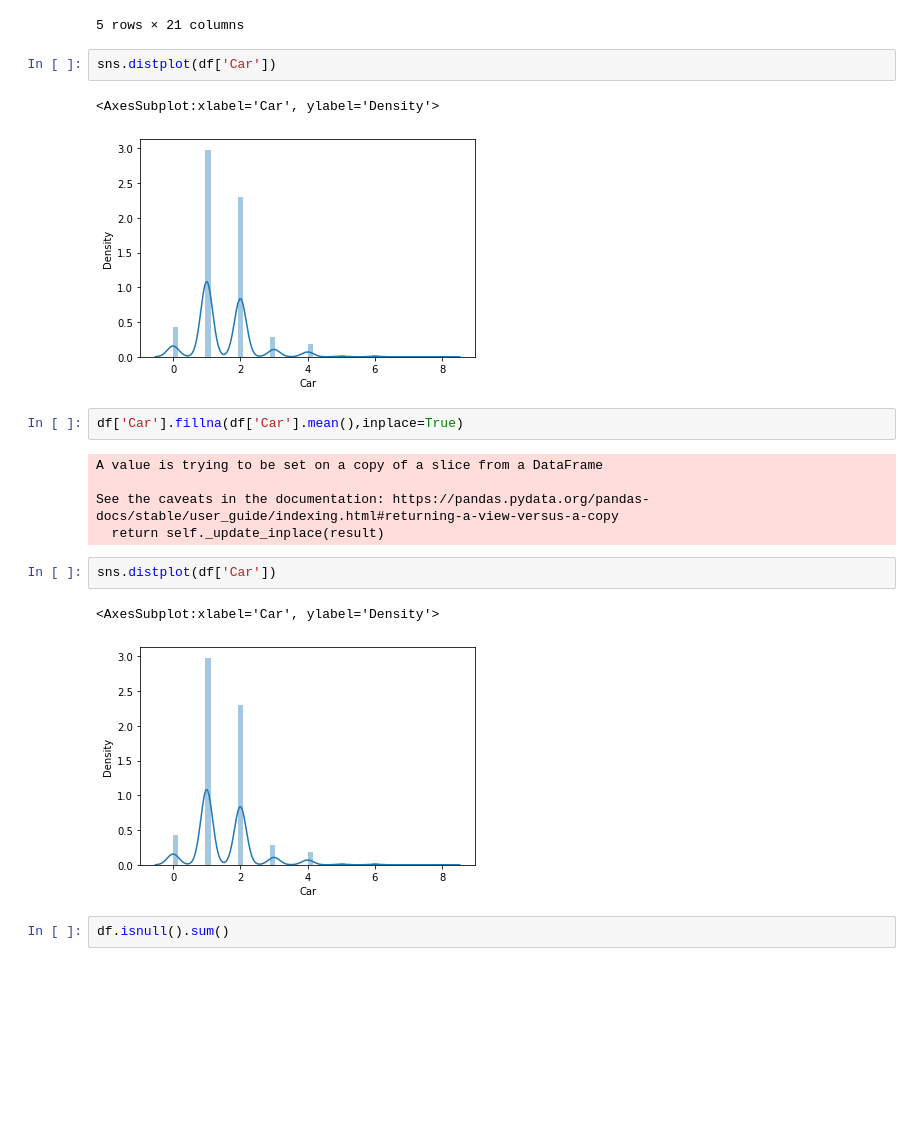
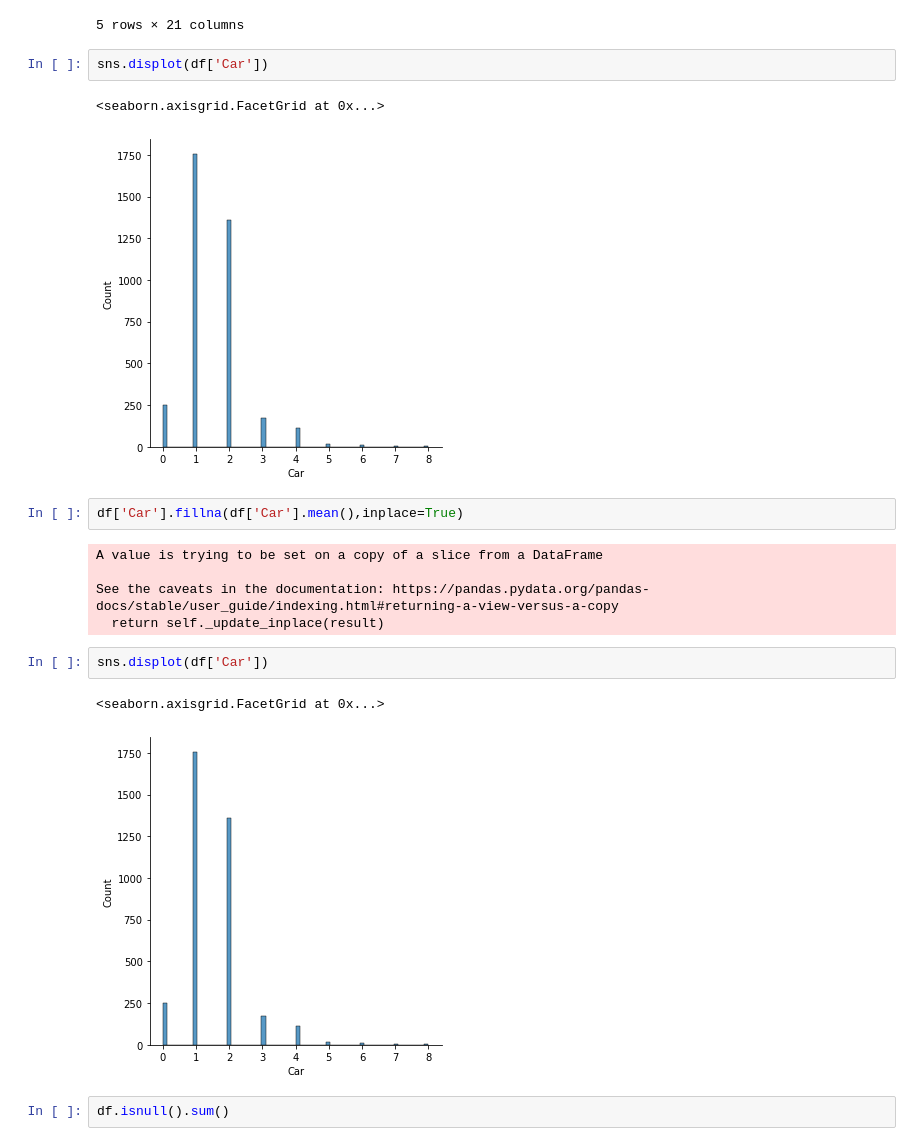
Before and after one commit to mohammed-alaa40123/Melbourne-Housing-EDA, a Jupyter notebook: Melbourne_Housing_EDA.ipynb, the cells around one changed output. Saved outputs shown, nothing was run; the diff lists cells and outputs as text; blank space fills up the shorter version.

Commit message:
edit sns plots

```diff
--- a/Melbourne_Housing_EDA.ipynb
+++ b/Melbourne_Housing_EDA.ipynb
@@ -106,10 +106,10 @@ df.head()
 | 7 | Abbotsford | 98 Charles St | 2 | h | 1636000.0 | S | Nelson | 8/10/2016 | 2.5 | 3067.0 | ... | ... |
 5 rows × 21 columns
 # %%
-sns.distplot(df['Car'])
+sns.displot(df['Car'])
 # %% [output]
-<AxesSubplot:xlabel='Car', ylabel='Density'>
+<seaborn.axisgrid.FacetGrid at 0x...>
-[figure, old version]
+[figure, new version]
 # %%
 df['Car'].fillna(df['Car'].mean(),inplace=True)
 # %% [output]
@@ -118,10 +118,10 @@ A value is trying to be set on a copy of a slice from a DataFrame
 See the caveats in the documentation: https://pandas.pydata.org/pandas-docs/stable/user_guide/indexing.html#returning-a-view-versus-a-copy
   return self._update_inplace(result)
 # %%
-sns.distplot(df['Car'])
+sns.displot(df['Car'])
 # %% [output]
-<AxesSubplot:xlabel='Car', ylabel='Density'>
+<seaborn.axisgrid.FacetGrid at 0x...>
-[figure, old version]
+[figure, new version]
 # %%
 df.isnull().sum()
 # %% [output]
```
